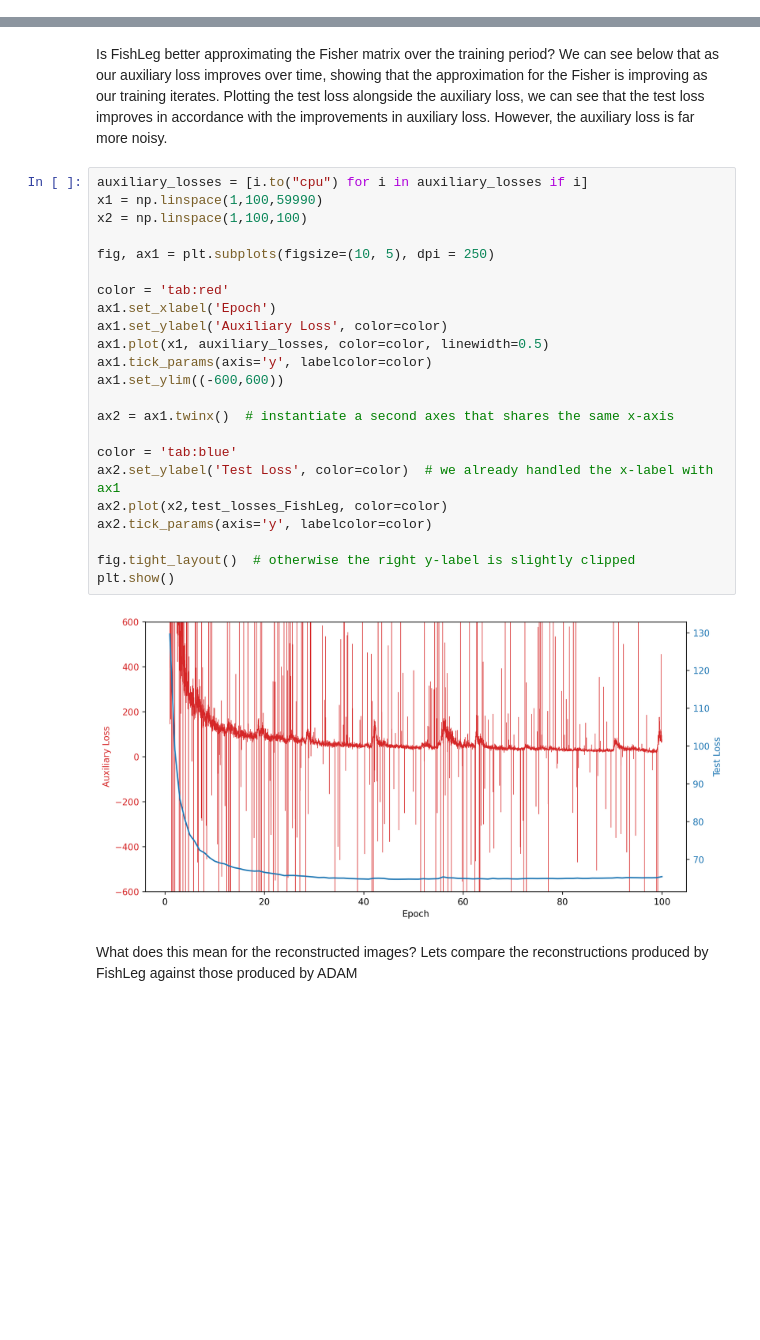
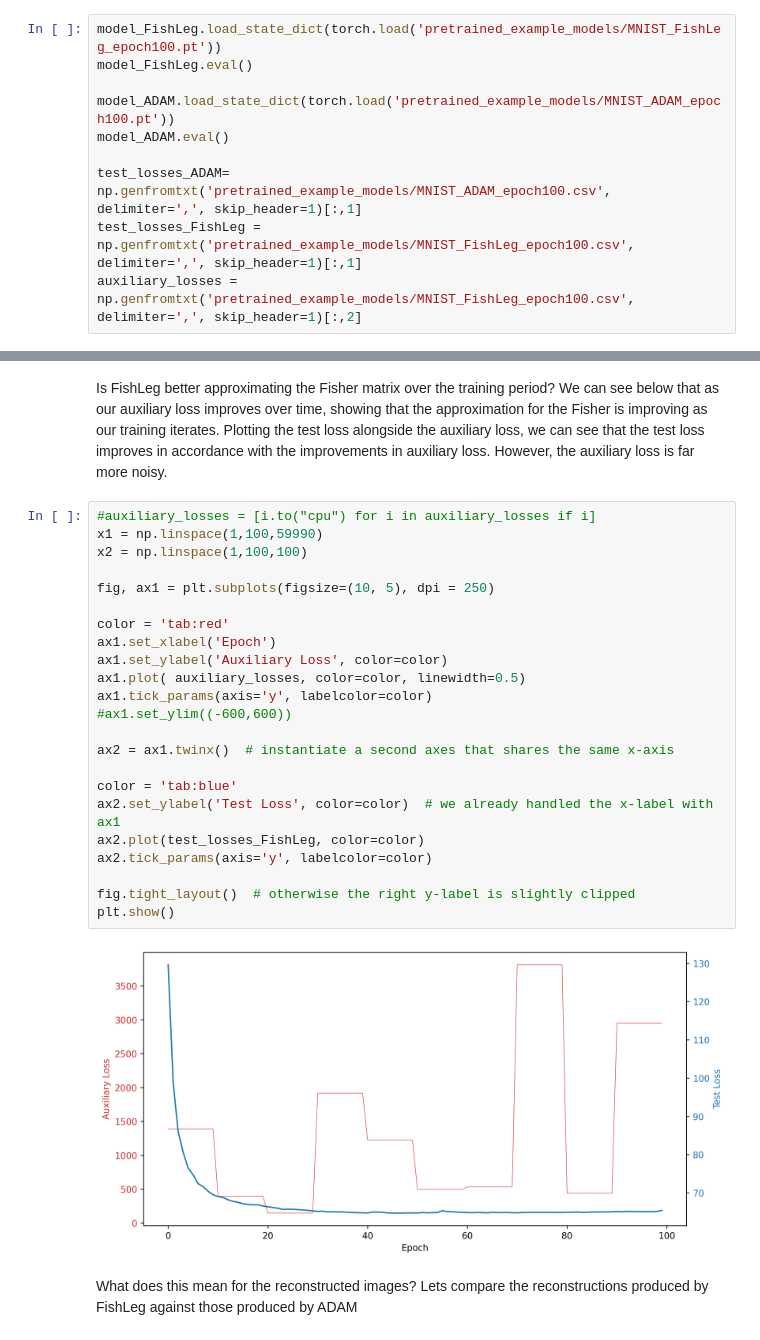
Before and after one commit to mtkresearch/FishLeg, a Jupyter notebook: examples/MNIST_autoencoder.ipynb, the cells around one changed output, grey strips where cells are left out. Saved outputs shown, nothing was run; the diff lists cells and outputs as text; blank space fills up the shorter version.

```diff
--- a/examples/MNIST_autoencoder.ipynb
+++ b/examples/MNIST_autoencoder.ipynb
@@ -363 +390,11 @@ Again, we can save the model weights to reload later (Only uncomment this cell t
+# %%
+model_FishLeg.load_state_dict(torch.load('pretrained_example_models/MNIST_FishLeg_epoch100.pt'))
+model_FishLeg.eval()
+
+model_ADAM.load_state_dict(torch.load('pretrained_example_models/MNIST_ADAM_epoch100.pt'))
+model_ADAM.eval()
+
+test_losses_ADAM= np.genfromtxt('pretrained_example_models/MNIST_ADAM_epoch100.csv', delimiter=',', skip_header=1)[:,1]
+test_losses_FishLeg = np.genfromtxt('pretrained_example_models/MNIST_FishLeg_epoch100.csv', delimiter=',', skip_header=1)[:,1]
+auxiliary_losses = np.genfromtxt('pretrained_example_models/MNIST_FishLeg_epoch100.csv', delimiter=',', skip_header=1)[:,2]
 # %% [markdown]
@@ -380,30 +415,30 @@ plt.show()
 # %% [markdown]
 Is FishLeg better approximating the Fisher matrix over the training period? We can see below that as our auxiliary loss improves over time, showing that the approximation for the Fisher is improving as our training iterates. Plotting the test loss alongside the auxiliary loss, we can see that the test loss improves in accordance with the improvements in auxiliary loss. However, the auxiliary loss is far more noisy.
 # %%
-auxiliary_losses = [i.to("cpu") for i in auxiliary_losses if i]
+#auxiliary_losses = [i.to("cpu") for i in auxiliary_losses if i]
 x1 = np.linspace(1,100,59990)
 x2 = np.linspace(1,100,100)
 
 fig, ax1 = plt.subplots(figsize=(10, 5), dpi = 250)
 
 color = 'tab:red'
 ax1.set_xlabel('Epoch')
 ax1.set_ylabel('Auxiliary Loss', color=color)
-ax1.plot(x1, auxiliary_losses, color=color, linewidth=0.5)
+ax1.plot( auxiliary_losses, color=color, linewidth=0.5)
 ax1.tick_params(axis='y', labelcolor=color)
-ax1.set_ylim((-600,600))
+#ax1.set_ylim((-600,600))
 
 ax2 = ax1.twinx()  # instantiate a second axes that shares the same x-axis
 
 color = 'tab:blue'
 ax2.set_ylabel('Test Loss', color=color)  # we already handled the x-label with ax1
-ax2.plot(x2,test_losses_FishLeg, color=color)
+ax2.plot(test_losses_FishLeg, color=color)
 ax2.tick_params(axis='y', labelcolor=color)
 
 fig.tight_layout()  # otherwise the right y-label is slightly clipped
 plt.show()
 # %% [output]
-[figure, old version]
+[figure, new version]
 # %% [markdown]
 What does this mean for the reconstructed images? Lets compare the reconstructions produced by FishLeg against those produced by ADAM
 # %%
```
Also changed, not shown: parts of 16 cells of this notebook, 4 other files.
